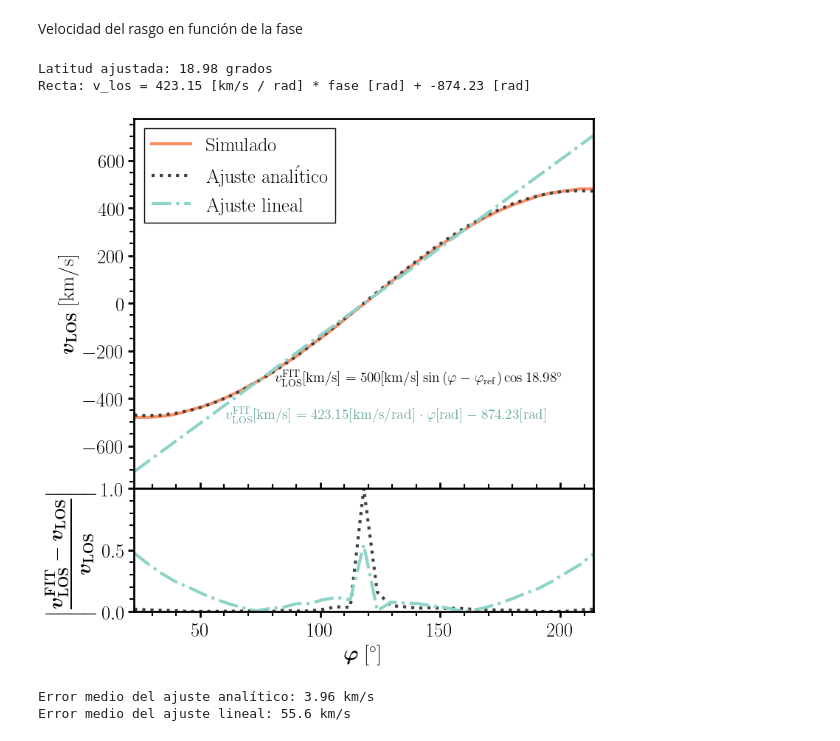
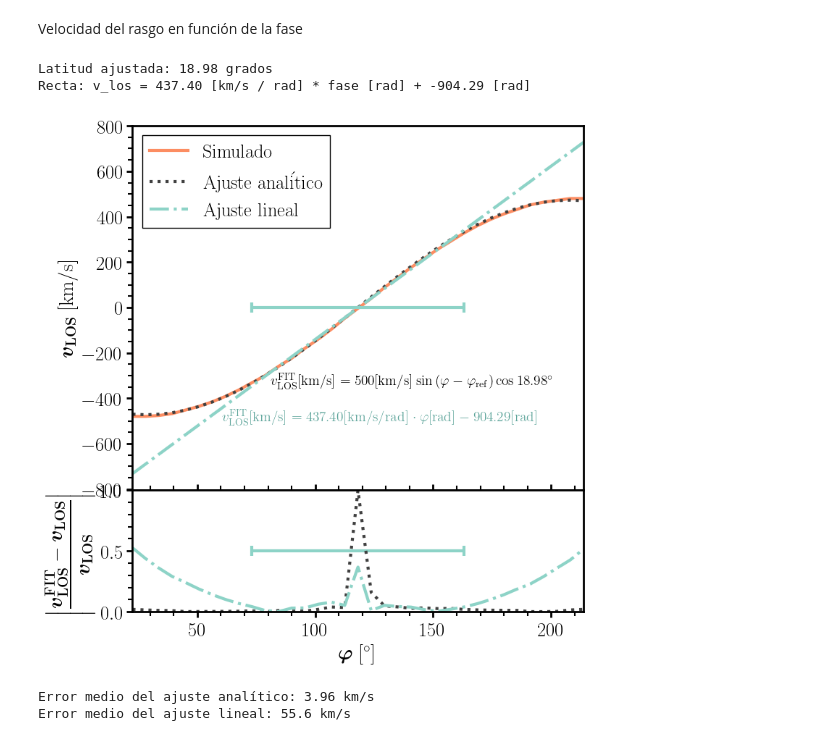
Before and after one commit to DavidMirabal/espectropolarimetria_prac2, a Jupyter notebook: analisis.ipynb, the cells around one changed output. Saved outputs shown, nothing was run; the diff lists cells and outputs as text; code cells hidden in the pictures.

```diff
--- a/analisis.ipynb
+++ b/analisis.ipynb
@@ -125,11 +125,11 @@ fit, pcov = curve_fit(vlos_model, fase[mask], vlos_obs[idx_wv_pico][mask], p0=[1
 
 print(f"Latitud ajustada: {fit[0]*180/np.pi:.2f} grados")
 
-fit_rect = np.polyfit(fase[mask][np.sum(mask)//2 - 10:np.sum(mask)//2 + 10]*np.pi/180, vlos_obs[idx_wv_pico][mask][np.sum(mask)//2 - 10:np.sum(mask)//2 + 10], 1)
+fit_rect = np.polyfit(fase[mask][np.sum(mask)//2 - 8:np.sum(mask)//2 + 8]*np.pi/180, vlos_obs[idx_wv_pico][mask][np.sum(mask)//2 - 8:np.sum(mask)//2 + 8], 1)
 print(f"Recta: v_los = {fit_rect[0]:.2f} [km/s / rad] * fase [rad] + {fit_rect[1]:.2f} [rad]")
 # %% [output]
 Latitud ajustada: 18.98 grados
-Recta: v_los = 423.15 [km/s / rad] * fase [rad] + -874.23 [rad]
+Recta: v_los = 437.40 [km/s / rad] * fase [rad] + -904.29 [rad]
 # %%
 fig, ax = plt.subplots(2,1, figsize=(8, 8), height_ratios=[3, 1])
 ax[0].plot(fase[mask], vlos_obs[idx_wv_pico][mask], c="#fc8d62", lw=3, label=r'$\rm{Simulado}$')
@@ -141,34 +141,36 @@ ax[0].text(0.62, 0.30, r'$v_\mathrm{LOS}^\mathrm{FIT} \mathrm{[km/s]} = 500\math
 ax[0].text(0.55, 0.20, r'$v_\mathrm{LOS}^\mathrm{FIT} \mathrm{[km/s]} = ' + f'{fit_rect[0]:.2f}' + r'\rm{[km/s/rad]}\cdot \varphi\rm{[rad]}' + f' {fit_rect[1]:.2f} [rad]$', transform=ax[0].transAxes, fontsize=14,
            verticalalignment='center', horizontalalignment='center', c="#5ea59b")
 
 error_analitico_abs = vlos(fase[mask]- fase[mask][17], fit[0]) - vlos_obs[idx_wv_pico][mask]
 error_lineal_abs = np.polyval(fit_rect,fase[mask]*np.pi/180) - vlos_obs[idx_wv_pico][mask]
 
 error_analitico = error_analitico_abs/vlos_obs[idx_wv_pico][mask]
 error_lineal = error_lineal_abs/vlos_obs[idx_wv_pico][mask]
 
+ax[0].errorbar(fase[mask][np.sum(mask)//2], 0, xerr=(fase[mask][np.sum(mask)//2 + 8] - fase[mask][np.sum(mask)//2 - 8])/2,  c='#8dd3c7', marker='', lw=3,capsize=5, capthick=3)
+ax[1].errorbar(fase[mask][np.sum(mask)//2], 0.5, xerr=(fase[mask][np.sum(mask)//2 + 8] - fase[mask][np.sum(mask)//2 - 8])/2,  c='#8dd3c7', marker='', lw=3,capsize=5, capthick=3)
 
 ax[1].plot(fase[mask], np.abs(error_analitico),
            c="#404040", lw=3, ls=':')
 ax[1].plot(fase[mask], np.abs(error_lineal),
            c="#8dd3c7", lw=3, ls='-.')
 
 
 ax[1].set_xlabel(r'$\boldsymbol{\varphi} \; \mathrm{[^\circ]}$')
 ax[0].set_ylabel(r'$\boldsymbol{v_\mathrm{LOS}} \; \mathrm{[km/s]}$')
 ax[1].set_ylabel(r'$\left|\dfrac{\boldsymbol{v_\mathrm{LOS}^\mathrm{FIT}} - \boldsymbol{v_\mathrm{LOS}}}{\boldsymbol{v_\mathrm{LOS}}}\right|$')
 
 ax[0].tick_params(axis='x', which='both', direction='in', labelbottom=False)
 ax[0].set_xlim(fase[mask].min(), fase[mask].max())
 ax[1].set_xlim(fase[mask].min(), fase[mask].max())
 ax[1].set_ylim(0, 1)
 ax[0].legend()
 
 fig.tight_layout()
 fig.subplots_adjust(hspace=0)
 fig.savefig('figures/vlos_fase.pdf')
 # %% [output]
-[figure, old version]
+[figure, new version]
 # %%
 print(f'Error medio del ajuste analítico: {np.mean(np.abs(error_analitico_abs)):.2f} km/s')
 print(f'Error medio del ajuste lineal: {np.mean(np.abs(error_lineal_abs)):.1f} km/s')
```
Also changed, not shown: 1 other file.
